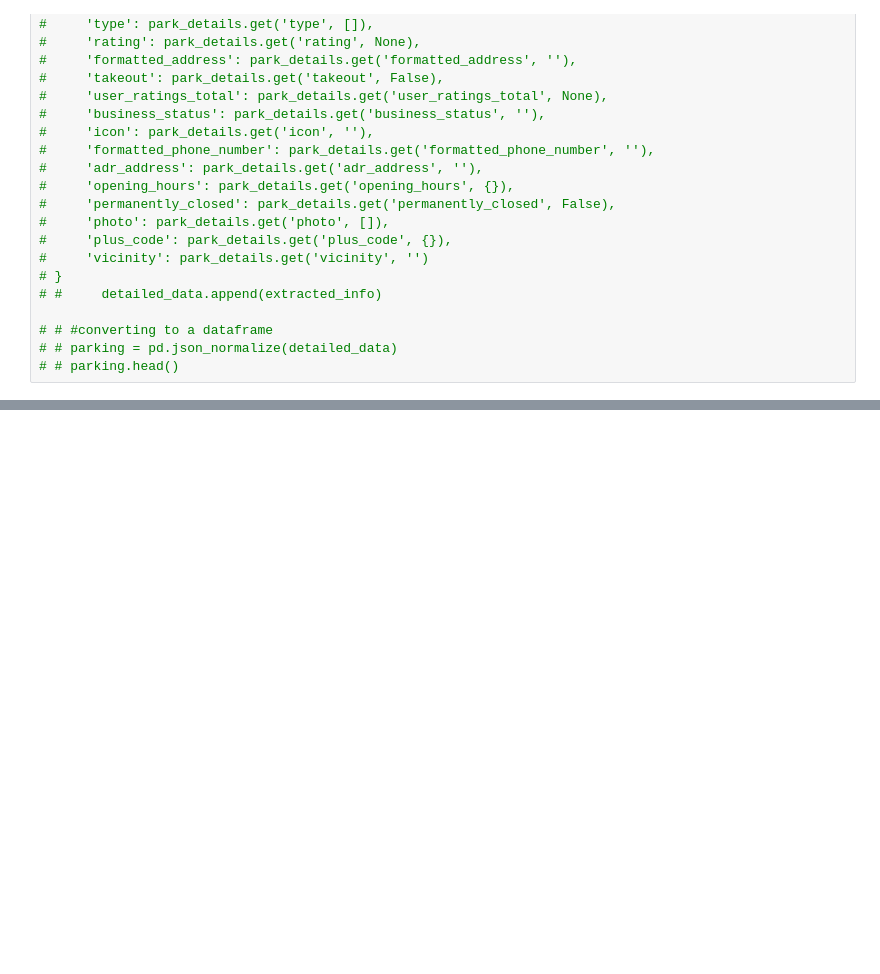
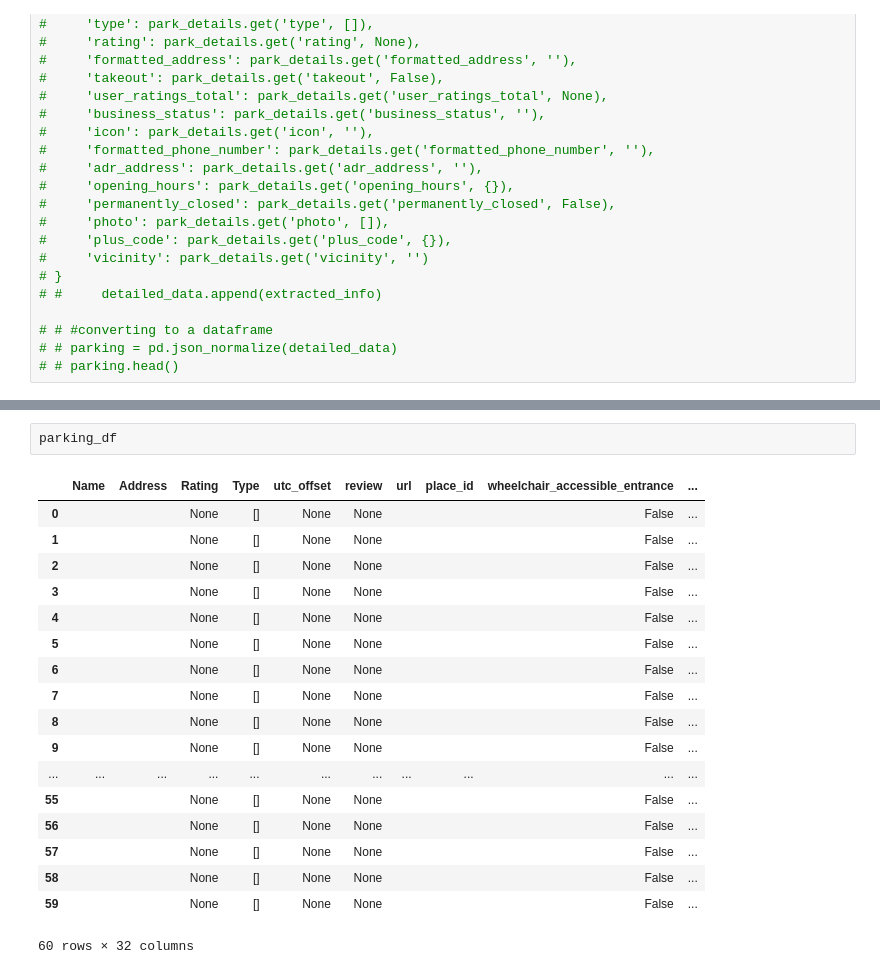
Before and after one commit to dev-ezzy/Parking-availability, a Jupyter notebook: API.ipynb, the cells around one changed output, grey strips where cells are left out. Drawn from its saved outputs; the diff is of its cells as text; blank space fills up the shorter version.

```diff
--- a/API.ipynb
+++ b/API.ipynb
@@ -237,0 +260,21 @@ memory usage: 2.9+ KB
+# %%
+parking_df
+# %% [output]
+|  | Name | Address | Rating | Type | utc_offset | review | url | place_id | wheelchair_accessible_entrance | ... |
+| 0 |  |  | None | [] | None | None |  |  | False | ... |
+| 1 |  |  | None | [] | None | None |  |  | False | ... |
+| 2 |  |  | None | [] | None | None |  |  | False | ... |
+| 3 |  |  | None | [] | None | None |  |  | False | ... |
+| 4 |  |  | None | [] | None | None |  |  | False | ... |
+| 5 |  |  | None | [] | None | None |  |  | False | ... |
+| 6 |  |  | None | [] | None | None |  |  | False | ... |
+| 7 |  |  | None | [] | None | None |  |  | False | ... |
+| 8 |  |  | None | [] | None | None |  |  | False | ... |
+| 9 |  |  | None | [] | None | None |  |  | False | ... |
+| ... | ... | ... | ... | ... | ... | ... | ... | ... | ... | ... |
+| 55 |  |  | None | [] | None | None |  |  | False | ... |
+| 56 |  |  | None | [] | None | None |  |  | False | ... |
+| 57 |  |  | None | [] | None | None |  |  | False | ... |
+| 58 |  |  | None | [] | None | None |  |  | False | ... |
+| 59 |  |  | None | [] | None | None |  |  | False | ... |
+60 rows × 32 columns
```
Also changed, not shown: parts of 3 cells of this notebook.
